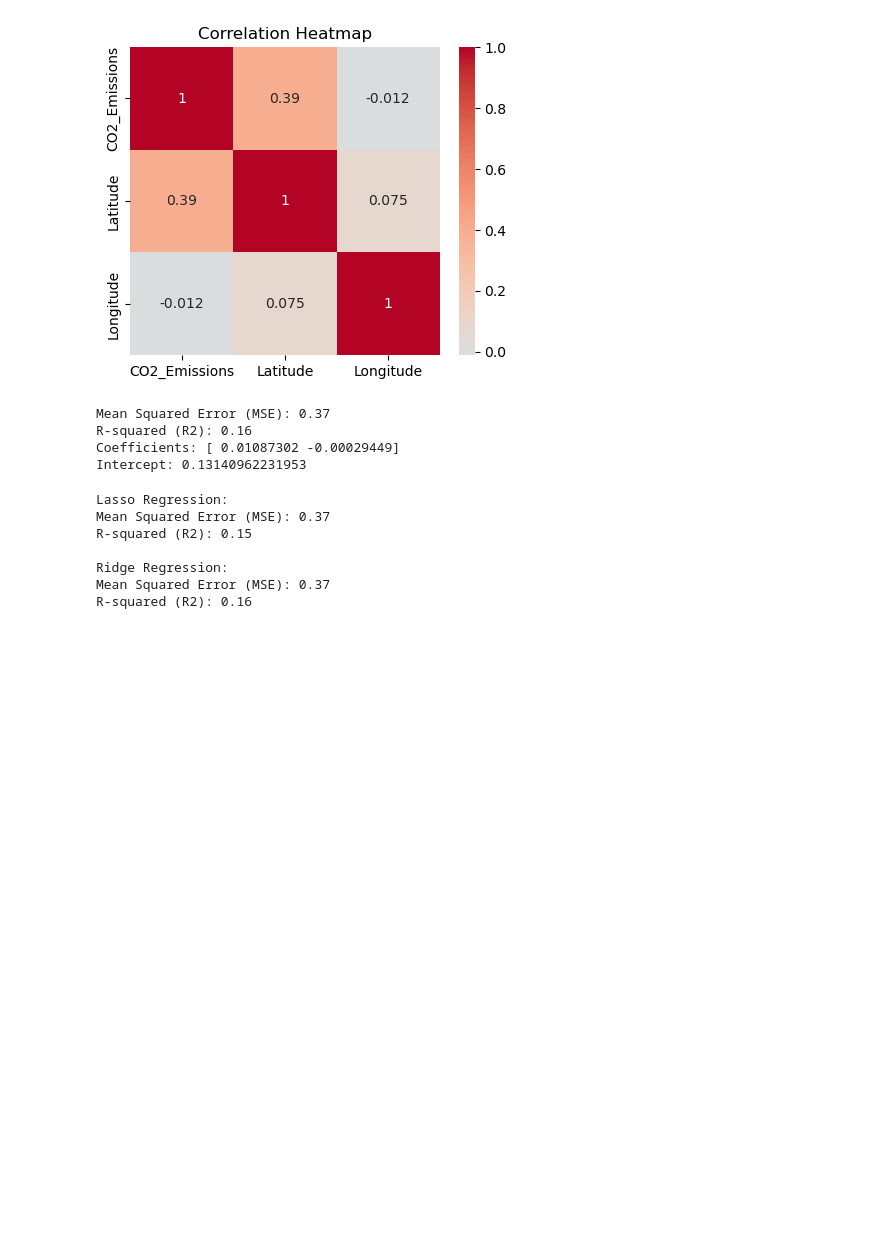
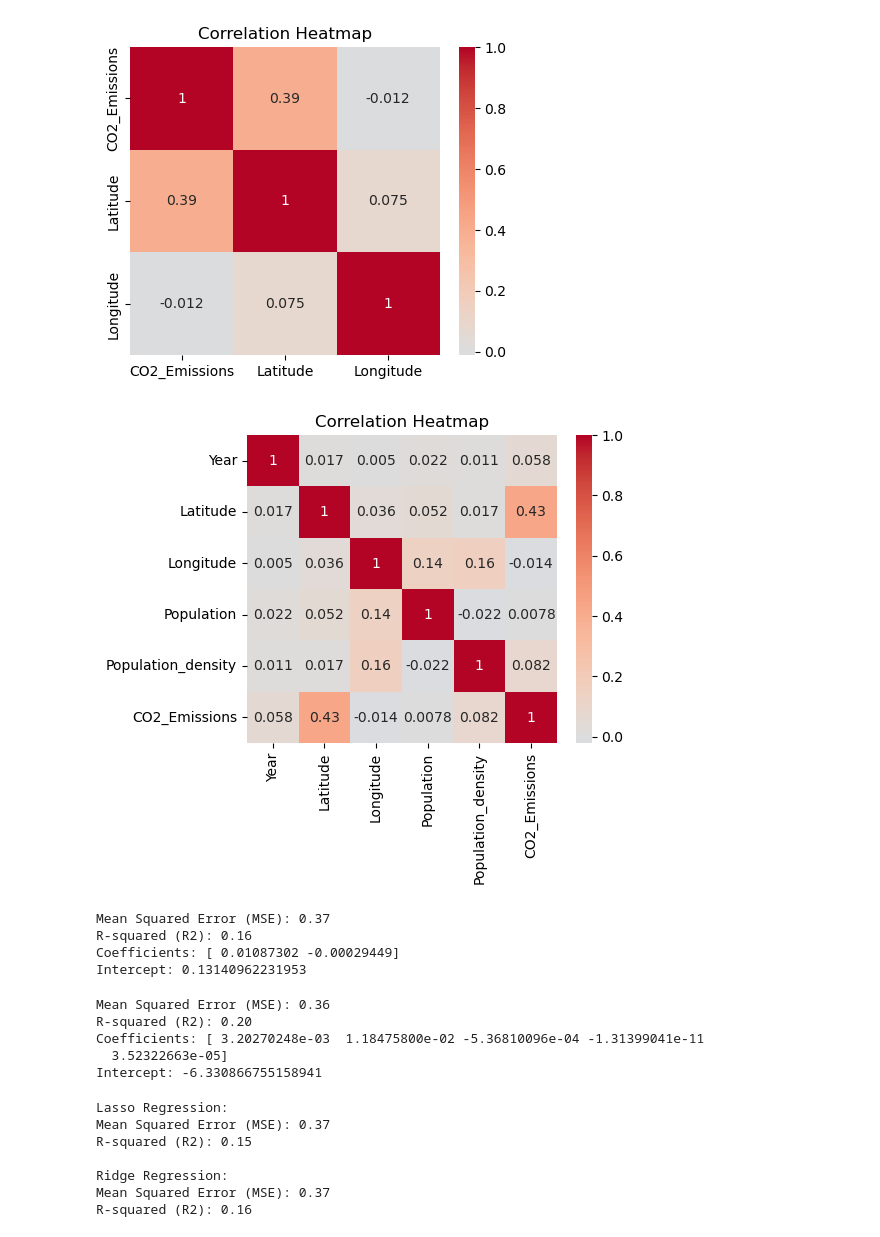
Before and after one commit to zuwa-oj/CO2-emissions-ML-project, a Jupyter notebook: src/notebooks/EDA.ipynb, the cells around one changed output. Cells and saved outputs as stored; diff of their text form; code cells hidden in the pictures; blank space fills up the shorter version.

Commit message:
Update EDA and Model notebooks

```diff
--- a/src/notebooks/EDA.ipynb
+++ b/src/notebooks/EDA.ipynb
@@ -677,0 +788,17 @@ df_pop.sample(7)
+# %%
+country_map = {
+    'Congo, Dem. Rep.': 'Democratic Republic of the Congo',
+    'Bahamas, The': 'Bahamas',
+    'Egypt, Arab Rep.': 'Egypt',
+    'Hong Kong SAR, China': 'Hong Kong',
+    'Iran, Islamic Rep.': 'Iran',
+    'Korea, Rep.': 'South Korea',
+    'Korea, Dem. People’s Rep.': 'North Korea',
+    'Macao SAR, China': 'Macau',
+    'Venezuela, RB': 'Venezuela',
+    'Yemen, Rep.': 'Yemen'
+}
+
+# Update 'Country' column using the dictionary
+merged_df.loc[:,'Country'] = merged_df['Country'].replace(country_map)
+merged_df.sample(27)
@@ -677,0 +823,3 @@ df_pop.sample(7)
+# %%
+df_finale = df_merged_ll.merge(merged_df, on=['Country', 'Year'], how='inner')
+df_finale.info()
@@ -680,3 +873,7 @@ df_features = df_merged_ll.drop(['Year'], axis=1)
+# %%
+ordered_columns = ['Country', 'Year', 'Latitude', 'Longitude', 'Population', 'Population_density', 'CO2_Emissions']
+
+df_features = df_finale[ordered_columns]
 # %% [markdown]
 ## Modeling
 # %%
@@ -695,3 +892,6 @@ corr_mat
 | CO2_Emissions | 1.000000 | 0.394592 | -0.011572 |
 | Latitude | 0.394592 | 1.000000 | 0.074863 |
 | Longitude | -0.011572 | 0.074863 | 1.000000 |
+# %%
+corr_matrix = df_features.corr(numeric_only=True)
+corr_matrix
@@ -715,3 +923,16 @@ plt.savefig('../../data/processed/heatmap.jpg', dpi=300, bbox_inches='tight')
 plt.show()
 # %% [output]
 [figure]
+# %%
+def plot_heatmap(matrix):
+    plt.figure(figsize=(5, 4))
+
+    sns.heatmap(matrix, annot=True, cmap='coolwarm', center=0)
+
+    plt.title("Correlation Heatmap")
+    plt.savefig('../../data/processed/heatmap.jpg', dpi=300, bbox_inches='tight')
+    return plt.show()
+
+plot_heatmap(corr_matrix)
+# %% [output]
+[figure, added]
@@ -755,6 +979,44 @@ Mean Squared Error (MSE): 0.37
 R-squared (R2): 0.16
 Coefficients: [ 0.01087302 -0.00029449]
 Intercept: 0.13140962231953
+# %%
+from sklearn.model_selection import train_test_split
+from sklearn.linear_model import LinearRegression
+from sklearn.metrics import mean_squared_error, r2_score
+
+
+# Step 1: Define the target variable (y) and predictor variables (X)
+y = df_features['CO2_Emissions']
+X = df_features[['Year', 'Latitude', 'Longitude', 'Population', 'Population_density']]
+
+# Step 2: Split the data into training and testing sets
+X_train, X_test, y_train, y_test = train_test_split(X, y, test_size=0.2, random_state=42)
+
+# Step 3: Create a Linear Regression model and fit it to the training data
+model = LinearRegression()
+model.fit(X_train, y_train)
+
+# Step 4: Make predictions on the test data
+y_pred = model.predict(X_test)
+
+# Step 5: Evaluate the model's performance
+mse = mean_squared_error(y_test, y_pred)
+r2 = r2_score(y_test, y_pred)
+
+print(f"Mean Squared Error (MSE): {mse:.2f}")
+print(f"R-squared (R2): {r2:.2f}")
+
+# You can also examine the coefficients and intercept of the model
+coefficients = model.coef_
+intercept = model.intercept_
+print("Coefficients:", coefficients)
+print("Intercept:", intercept)
+# %% [output]
+Mean Squared Error (MSE): 0.36
+R-squared (R2): 0.20
+Coefficients: [ 3.20270248e-03  1.18475800e-02 -5.36810096e-04 -1.31399041e-11
+  3.52322663e-05]
+Intercept: -6.330866755158941
 # %%
 
 from sklearn.model_selection import train_test_split
```
Also changed, not shown: parts of 49 cells of this notebook, 14 other files.
